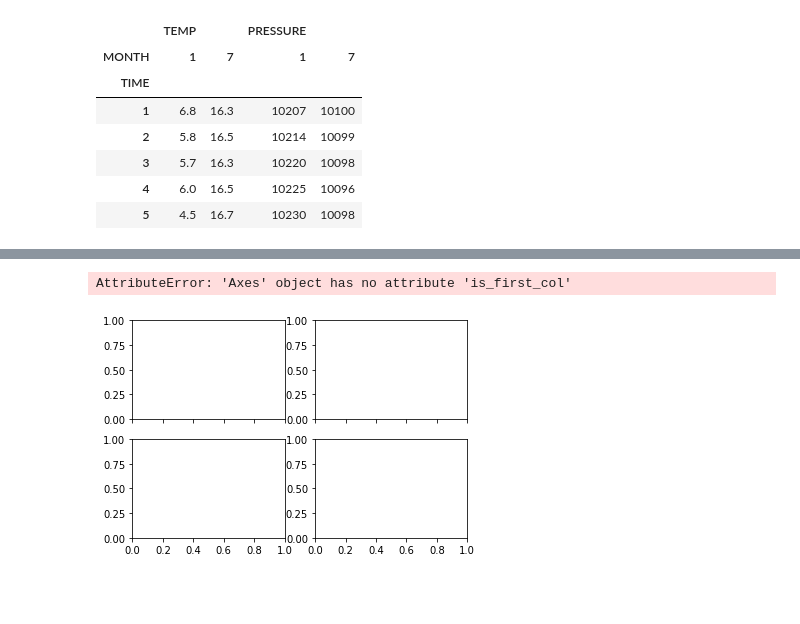
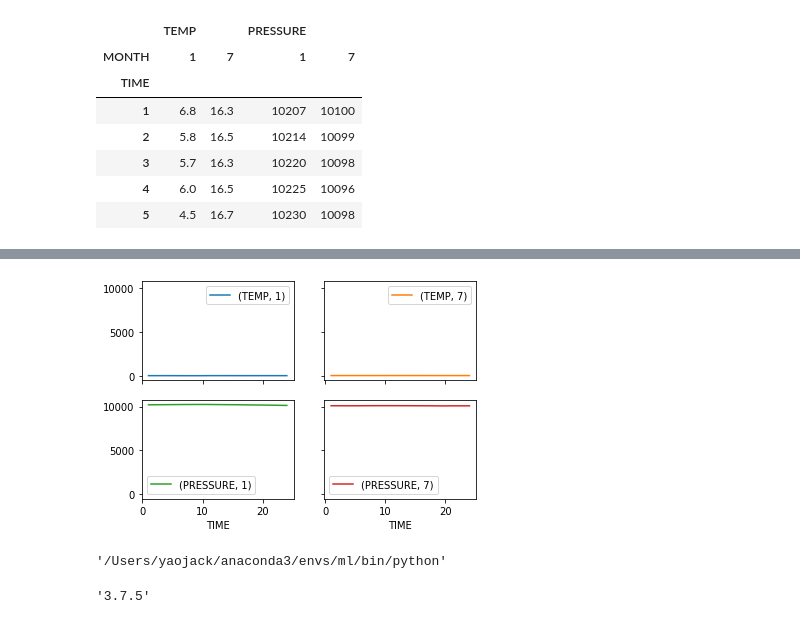
Before and after one commit to yaowenqiang/panda_playbook, a Jupyter notebook: advanced_plot_with_pandas.ipynb, the cells around one changed output, grey strips where cells are left out. Drawn from its saved outputs; the diff is of its cells as text; code cells hidden in the pictures; blank space fills up the shorter version.

Commit message:
fix pandas version bug

```diff
--- a/advanced_plot_with_pandas.ipynb
+++ b/advanced_plot_with_pandas.ipynb
@@ -52,7 +75,11 @@ Requirement already satisfied, skipping upgrade: six in /Users/yaojack/anaconda3
 Note: you may need to restart the kernel to use updated packages.
 # %%
-# ax = days.plot(subplots=True, layout=(2,2), sharey=True)
-ax = days.plot(subplots=True, sharey=True, layout=(2,2))
+ax = days.plot(subplots=True, layout=(2,2), sharey=True)
+# days.plot(sharey=True, layout=(2,2))
 # %% [output]
-AttributeError: 'Axes' object has no attribute 'is_first_col'
-[figure, old version]
+[figure, new version]
+# %%
+import sys
+sys.executable
+# %% [output]
+'/Users/yaojack/anaconda3/envs/ml/bin/python'
@@ -58,0 +88,4 @@ AttributeError: 'Axes' object has no attribute 'is_first_col'
+# %%
+matplotlib._version.version
+# %% [output]
+'3.7.5'
```
Also changed, not shown: parts of 5 cells of this notebook.
